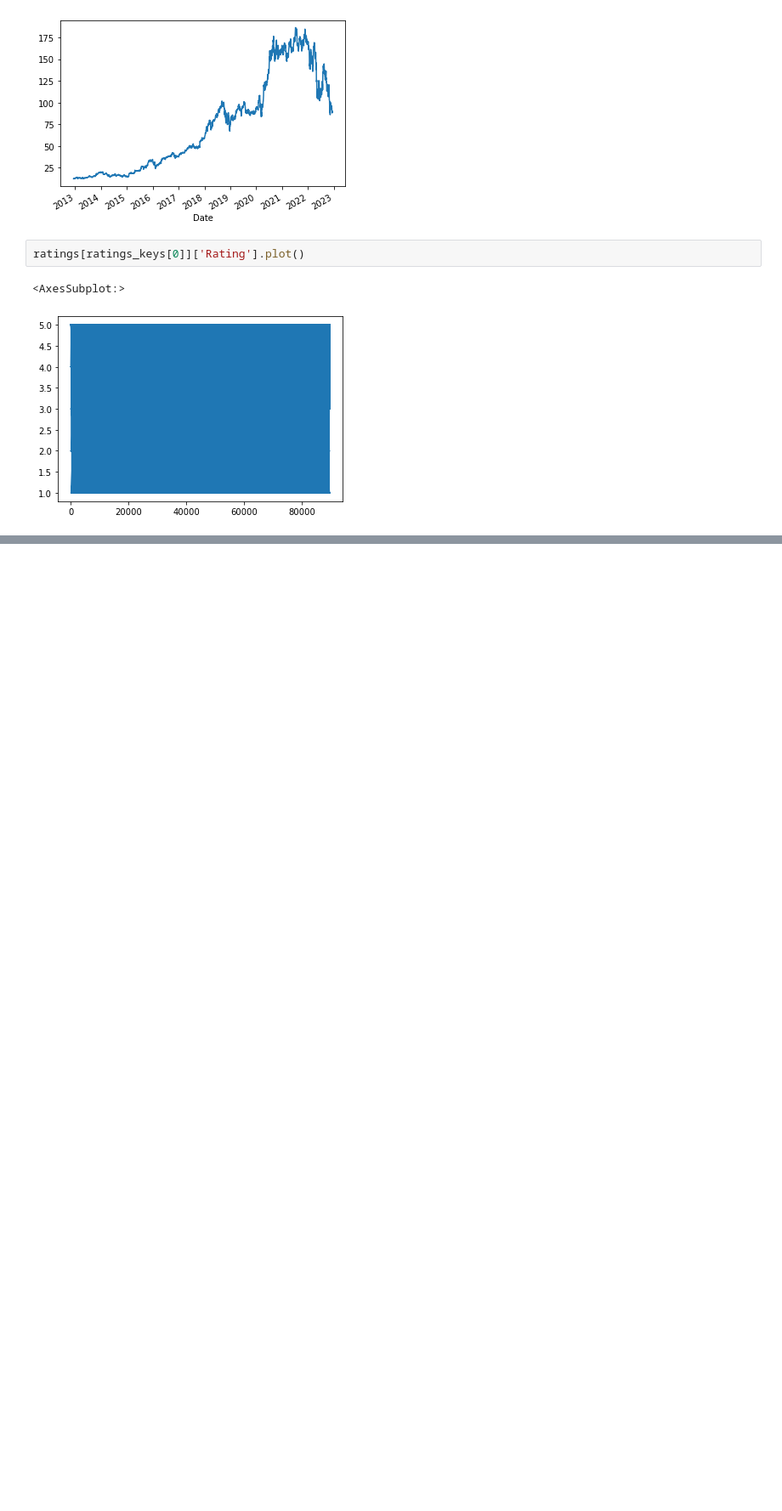
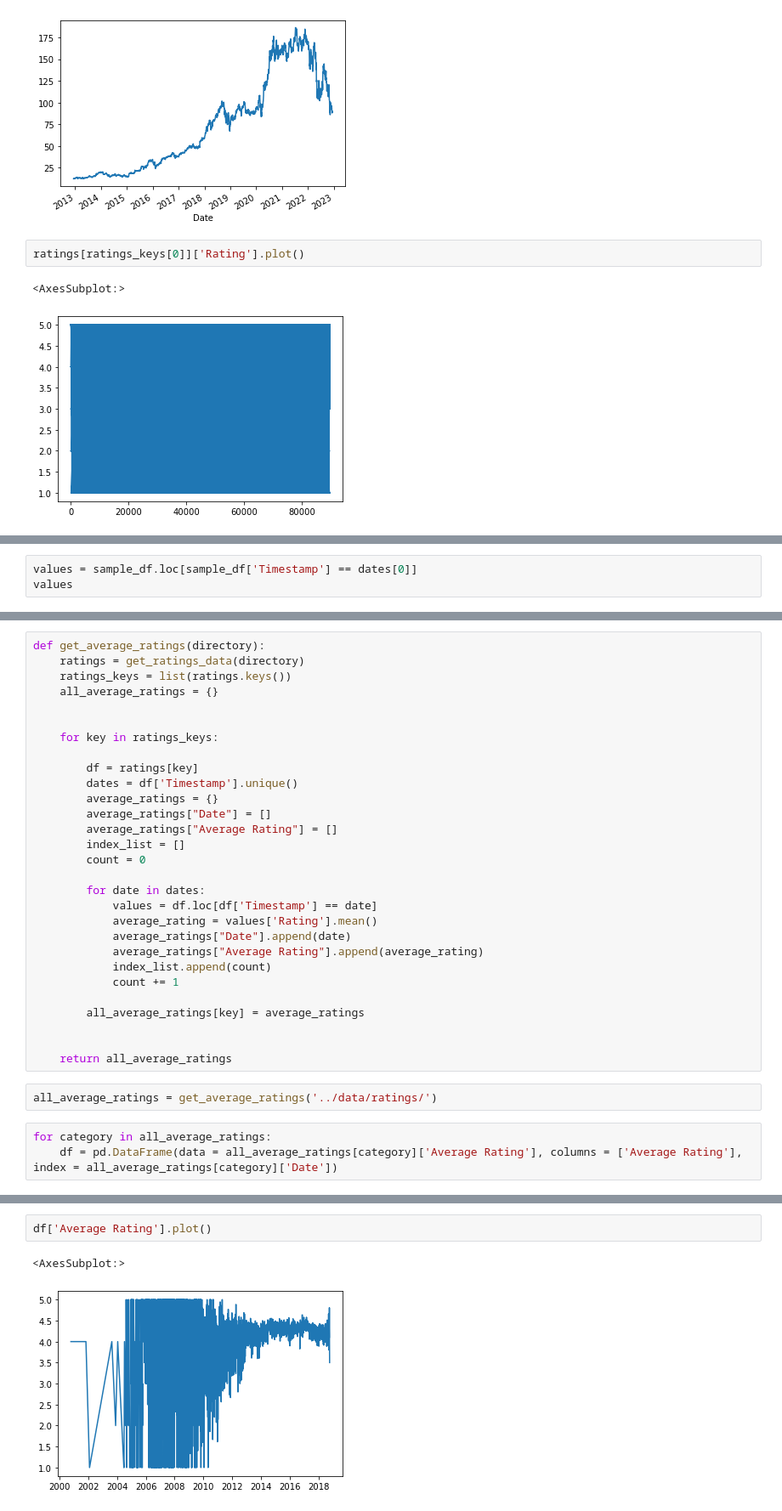
Before and after one commit to medvidov/dsci510final, a Jupyter notebook: HW4/HW 4 Proof of Concept.ipynb, the cells around one changed output, grey strips where cells are left out. Shown at 85% size. Drawn from its saved outputs; the diff is of its cells as text; blank space fills up the shorter version.

Commit message:
Figured out how to plot average ratings over time.

```diff
--- a/HW4/HW 4 Proof of Concept.ipynb
+++ b/HW4/HW 4 Proof of Concept.ipynb
@@ -259,0 +281,3 @@ ratings[ratings_keys[0]]['Rating'].plot()
+# %%
+values = sample_df.loc[sample_df['Timestamp'] == dates[0]]
+values
@@ -259,0 +302,34 @@ ratings[ratings_keys[0]]['Rating'].plot()
+# %%
+def get_average_ratings(directory):
+    ratings = get_ratings_data(directory)
+    ratings_keys = list(ratings.keys())
+    all_average_ratings = {}
+
+
+    for key in ratings_keys:
+
+        df = ratings[key]
+        dates = df['Timestamp'].unique()
+        average_ratings = {}
+        average_ratings["Date"] = []
+        average_ratings["Average Rating"] = []
+        index_list = []
+        count = 0
+
+        for date in dates:
+            values = df.loc[df['Timestamp'] == date]
+            average_rating = values['Rating'].mean()
+            average_ratings["Date"].append(date)
+            average_ratings["Average Rating"].append(average_rating)
+            index_list.append(count)
+            count += 1
+
+        all_average_ratings[key] = average_ratings
+
+
+    return all_average_ratings
+# %%
+all_average_ratings = get_average_ratings('../data/ratings/')
+# %%
+for category in all_average_ratings:
+    df = pd.DataFrame(data = all_average_ratings[category]['Average Rating'], columns = ['Average Rating'], index = all_average_ratings[category]['Date'])
@@ -259,0 +352,5 @@ ratings[ratings_keys[0]]['Rating'].plot()
+# %%
+df['Average Rating'].plot()
+# %% [output]
+<AxesSubplot:>
+[figure, added]
```
Also changed, not shown: parts of 6 cells of this notebook.
